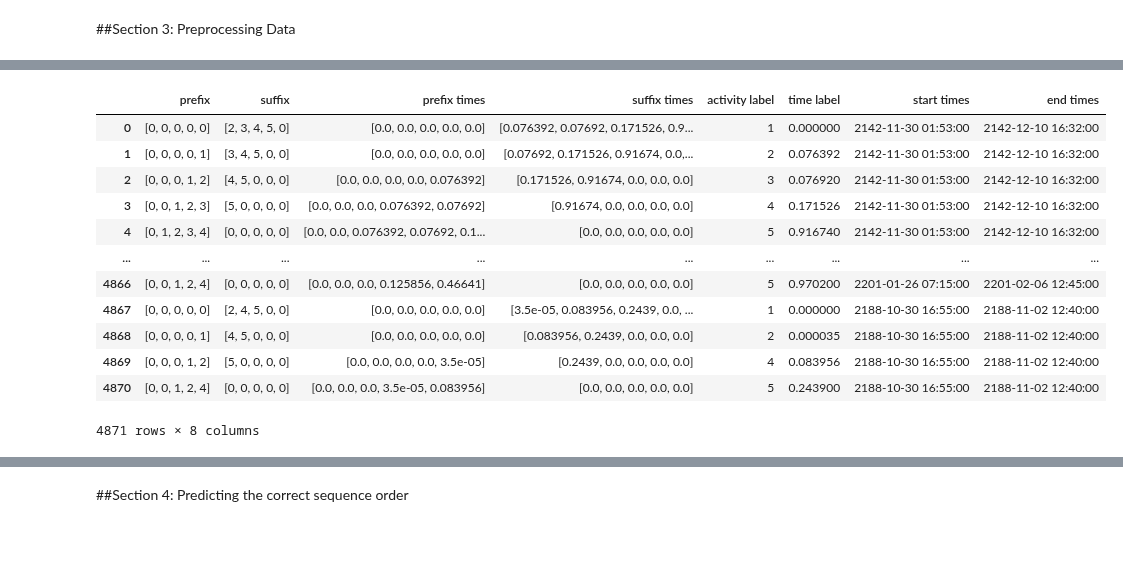
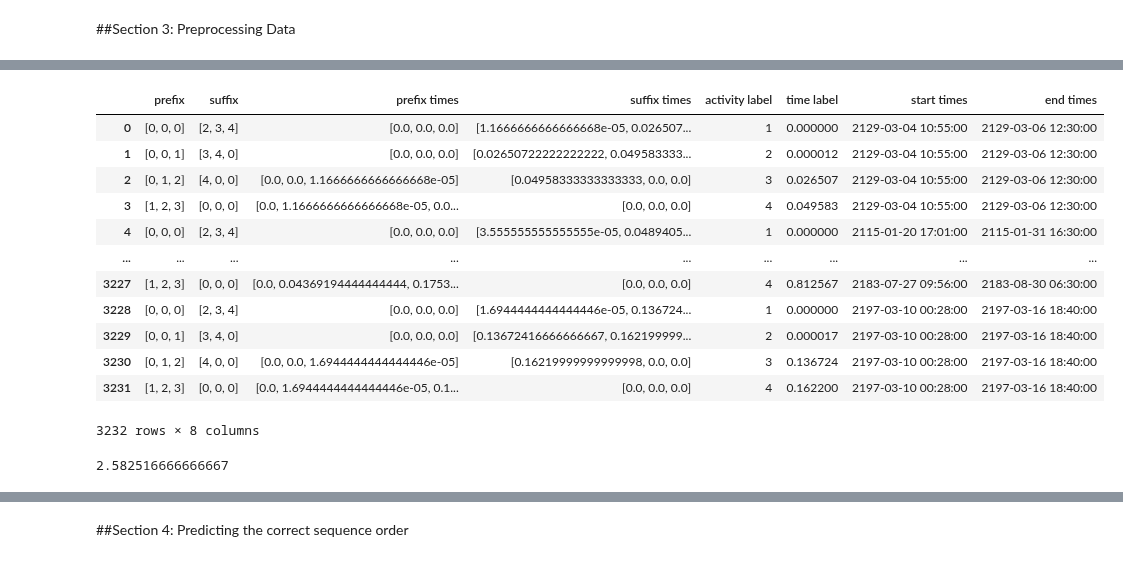
Before and after one commit to adamzbikowski/Process-Mining-Dissertation, a Jupyter notebook: timestamp_pipeline.ipynb, the cells around one changed output, grey strips where cells are left out. Cells and saved outputs as stored; diff of their text form; code cells hidden in the pictures.

```diff
--- a/timestamp_pipeline.ipynb
+++ b/timestamp_pipeline.ipynb
@@ -14,7 +14,7 @@ To customise the pipeline, only alter the parameters in this section.
 BRANCH = "sql-queries"
 
 # change this to change which query is being used
-QUERY_NAME = "el_hypertension.sql"
+QUERY_NAME = "el_4.sql"
 
 # this assumes that the user has access to the mimic-iii dataset
 # through google BigQuery
@@ -30,7 +30,7 @@ NUM_TRACES = 1000
 CATEGORICAL_PROCEDURES = False
 
 # change to alter the prefix/suffix length
-PREFIX_LENGTH = 5
+PREFIX_LENGTH = 3
 
 # change to alter the size of the test and validation sets
 TEST_SIZE = 0.2
@@ -287,7 +285,7 @@ def label_train(el):
     length = len(activities)
 
     for i in range(length):
-      timestamps[i] = (timestamps[i] - start_time).total_seconds()  / 1_000_000
+      timestamps[i] = (timestamps[i] - start_time).total_seconds()  / 3600 / 1000
 
 
     for i in range(length):
@@ -320,45 +318,49 @@ def label_train(el):
       while len(suffix) < PREFIX_LENGTH:
         suffix.append('0')
 
       while len(suffix_times) < PREFIX_LENGTH:
         suffix_times.append(0.0)
 
       prefix_arr.append(np.array(prefix[0:PREFIX_LENGTH], dtype=int))
       suffix_arr.append(np.array(suffix[0:PREFIX_LENGTH], dtype=int))
       prefix_times_arr.append(np.array(prefix_times[0:PREFIX_LENGTH]))
       suffix_times_arr.append(np.array(suffix_times[0:PREFIX_LENGTH]))
       label_arr.append(label)
       label_times_arr.append(time_label)
       start_times.append(start_time)
       end_times.append(end_time)
 
   return pd.DataFrame({'prefix' : prefix_arr,
                        'suffix' : suffix_arr,
                        'prefix times' : prefix_times_arr,
                        'suffix times' : suffix_times_arr,
                        'activity label' : label_arr,
                        'time label': label_times_arr,
                        'start times': start_times,
                        'end times': end_times
                        })
 
 
 labeled_train_el = label_train(train_el)
 labeled_train_el
 # %% [output]
 |  | prefix | suffix | prefix times | suffix times | activity label | time label | start times | end times |
-| 0 | [0, 0, 0, 0, 0] | [2, 3, 4, 5, 0] | [0.0, 0.0, 0.0, 0.0, 0.0] | [0.076392, 0.07692, 0.171526, 0.9... | 1 | 0.000000 | 2142-11-30 01:53:00 | 2142-12-10 16:32:00 |
-| 1 | [0, 0, 0, 0, 1] | [3, 4, 5, 0, 0] | [0.0, 0.0, 0.0, 0.0, 0.0] | [0.07692, 0.171526, 0.91674, 0.0,... | 2 | 0.076392 | 2142-11-30 01:53:00 | 2142-12-10 16:32:00 |
-| 2 | [0, 0, 0, 1, 2] | [4, 5, 0, 0, 0] | [0.0, 0.0, 0.0, 0.0, 0.076392] | [0.171526, 0.91674, 0.0, 0.0, 0.0] | 3 | 0.076920 | 2142-11-30 01:53:00 | 2142-12-10 16:32:00 |
-| 3 | [0, 0, 1, 2, 3] | [5, 0, 0, 0, 0] | [0.0, 0.0, 0.0, 0.076392, 0.07692] | [0.91674, 0.0, 0.0, 0.0, 0.0] | 4 | 0.171526 | 2142-11-30 01:53:00 | 2142-12-10 16:32:00 |
-| 4 | [0, 1, 2, 3, 4] | [0, 0, 0, 0, 0] | [0.0, 0.0, 0.076392, 0.07692, 0.1... | [0.0, 0.0, 0.0, 0.0, 0.0] | 5 | 0.916740 | 2142-11-30 01:53:00 | 2142-12-10 16:32:00 |
+| 0 | [0, 0, 0] | [2, 3, 4] | [0.0, 0.0, 0.0] | [1.1666666666666668e-05, 0.026507... | 1 | 0.000000 | 2129-03-04 10:55:00 | 2129-03-06 12:30:00 |
+| 1 | [0, 0, 1] | [3, 4, 0] | [0.0, 0.0, 0.0] | [0.02650722222222222, 0.049583333... | 2 | 0.000012 | 2129-03-04 10:55:00 | 2129-03-06 12:30:00 |
+| 2 | [0, 1, 2] | [4, 0, 0] | [0.0, 0.0, 1.1666666666666668e-05] | [0.04958333333333333, 0.0, 0.0] | 3 | 0.026507 | 2129-03-04 10:55:00 | 2129-03-06 12:30:00 |
+| 3 | [1, 2, 3] | [0, 0, 0] | [0.0, 1.1666666666666668e-05, 0.0... | [0.0, 0.0, 0.0] | 4 | 0.049583 | 2129-03-04 10:55:00 | 2129-03-06 12:30:00 |
+| 4 | [0, 0, 0] | [2, 3, 4] | [0.0, 0.0, 0.0] | [3.555555555555555e-05, 0.0489405... | 1 | 0.000000 | 2115-01-20 17:01:00 | 2115-01-31 16:30:00 |
 | ... | ... | ... | ... | ... | ... | ... | ... | ... |
-| 4866 | [0, 0, 1, 2, 4] | [0, 0, 0, 0, 0] | [0.0, 0.0, 0.0, 0.125856, 0.46641] | [0.0, 0.0, 0.0, 0.0, 0.0] | 5 | 0.970200 | 2201-01-26 07:15:00 | 2201-02-06 12:45:00 |
-| 4867 | [0, 0, 0, 0, 0] | [2, 4, 5, 0, 0] | [0.0, 0.0, 0.0, 0.0, 0.0] | [3.5e-05, 0.083956, 0.2439, 0.0, ... | 1 | 0.000000 | 2188-10-30 16:55:00 | 2188-11-02 12:40:00 |
-| 4868 | [0, 0, 0, 0, 1] | [4, 5, 0, 0, 0] | [0.0, 0.0, 0.0, 0.0, 0.0] | [0.083956, 0.2439, 0.0, 0.0, 0.0] | 2 | 0.000035 | 2188-10-30 16:55:00 | 2188-11-02 12:40:00 |
-| 4869 | [0, 0, 0, 1, 2] | [5, 0, 0, 0, 0] | [0.0, 0.0, 0.0, 0.0, 3.5e-05] | [0.2439, 0.0, 0.0, 0.0, 0.0] | 4 | 0.083956 | 2188-10-30 16:55:00 | 2188-11-02 12:40:00 |
-| 4870 | [0, 0, 1, 2, 4] | [0, 0, 0, 0, 0] | [0.0, 0.0, 0.0, 3.5e-05, 0.083956] | [0.0, 0.0, 0.0, 0.0, 0.0] | 5 | 0.243900 | 2188-10-30 16:55:00 | 2188-11-02 12:40:00 |
+| 3227 | [1, 2, 3] | [0, 0, 0] | [0.0, 0.04369194444444444, 0.1753... | [0.0, 0.0, 0.0] | 4 | 0.812567 | 2183-07-27 09:56:00 | 2183-08-30 06:30:00 |
+| 3228 | [0, 0, 0] | [2, 3, 4] | [0.0, 0.0, 0.0] | [1.6944444444444446e-05, 0.136724... | 1 | 0.000000 | 2197-03-10 00:28:00 | 2197-03-16 18:40:00 |
+| 3229 | [0, 0, 1] | [3, 4, 0] | [0.0, 0.0, 0.0] | [0.13672416666666667, 0.162199999... | 2 | 0.000017 | 2197-03-10 00:28:00 | 2197-03-16 18:40:00 |
+| 3230 | [0, 1, 2] | [4, 0, 0] | [0.0, 0.0, 1.6944444444444446e-05] | [0.16219999999999998, 0.0, 0.0] | 3 | 0.136724 | 2197-03-10 00:28:00 | 2197-03-16 18:40:00 |
+| 3231 | [1, 2, 3] | [0, 0, 0] | [0.0, 1.6944444444444446e-05, 0.1... | [0.0, 0.0, 0.0] | 4 | 0.162200 | 2197-03-10 00:28:00 | 2197-03-16 18:40:00 |
-4871 rows × 8 columns
+3232 rows × 8 columns
+# %%
+labeled_train_el['time label'].max()
+# %% [output]
+2.582516666666667
 # %%
 labeled_train_el, validation_el = train_test_split(labeled_train_el, test_size=VALIDATION_SIZE, random_state=9)
 # %%
```
Also changed, not shown: parts of 28 cells of this notebook.
